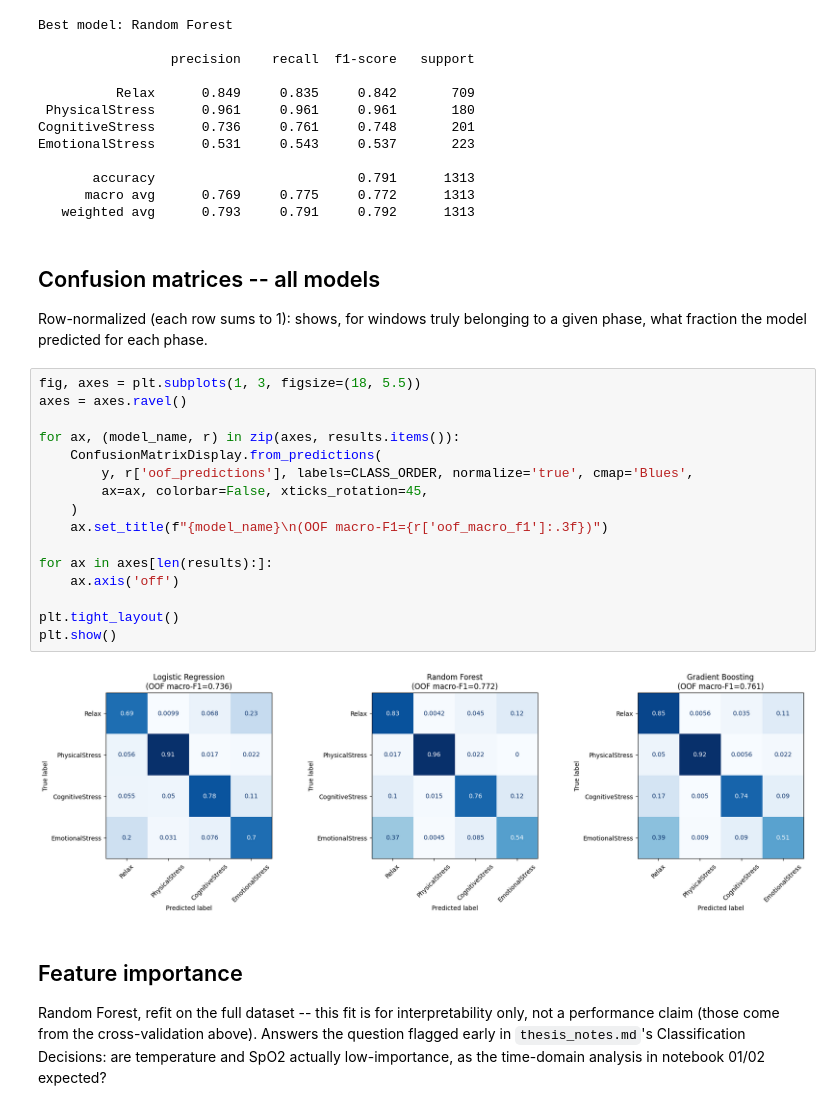
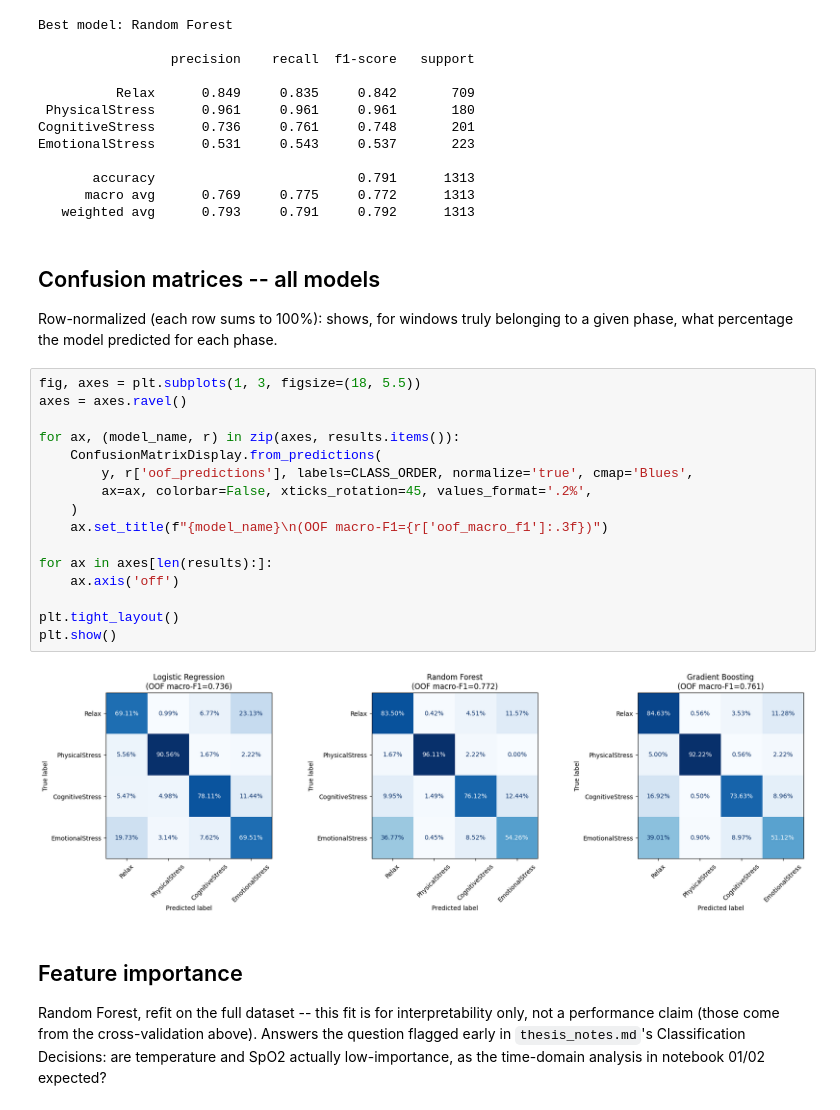
Before and after one commit to Nesa002/biosignal-stress-classification, a Jupyter notebook: notebooks/05_modeling.ipynb, the cells around one changed output. Drawn from its saved outputs; the diff is of its cells as text.

Commit message:
changed confusion matrix to use percentages

```diff
--- a/notebooks/05_modeling.ipynb
+++ b/notebooks/05_modeling.ipynb
@@ -168,25 +168,25 @@ EmotionalStress      0.531     0.543     0.537       223
 # %% [markdown]
 ## Confusion matrices -- all models
 
-Row-normalized (each row sums to 1): shows, for windows truly belonging to a given phase, what fraction the model predicted for each phase.
+Row-normalized (each row sums to 100%): shows, for windows truly belonging to a given phase, what percentage the model predicted for each phase.
 # %%
 fig, axes = plt.subplots(1, 3, figsize=(18, 5.5))
 axes = axes.ravel()
 
 for ax, (model_name, r) in zip(axes, results.items()):
     ConfusionMatrixDisplay.from_predictions(
         y, r['oof_predictions'], labels=CLASS_ORDER, normalize='true', cmap='Blues',
-        ax=ax, colorbar=False, xticks_rotation=45,
+        ax=ax, colorbar=False, xticks_rotation=45, values_format='.2%',
     )
     ax.set_title(f"{model_name}\n(OOF macro-F1={r['oof_macro_f1']:.3f})")
 
 for ax in axes[len(results):]:
     ax.axis('off')
 
 plt.tight_layout()
 plt.show()
 # %% [output]
-[figure, old version]
+[figure, new version]
 # %% [markdown]
 ## Feature importance
 
```
Also changed, not shown: 1 other file.
